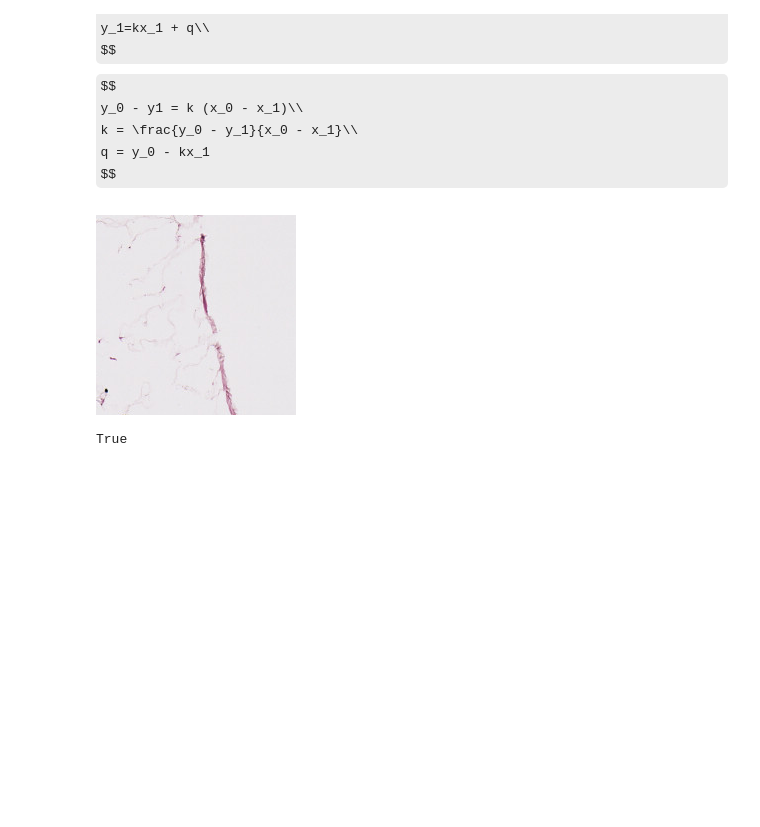
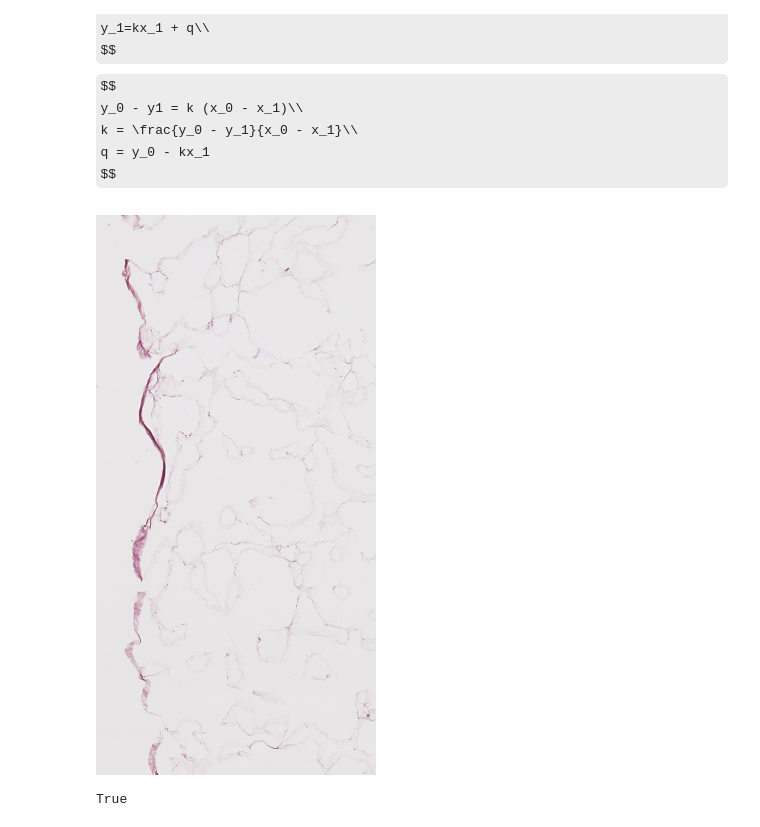
Before and after one commit to mjirik/scaffan, a Jupyter notebook: experiments/histogram_normalization_scaffan.ipynb, the cells around one changed output. Saved outputs shown, nothing was run; the diff lists cells and outputs as text; code cells hidden in the pictures; some formulas as TeX source; blank space fills up the shorter version.

```diff
--- a/experiments/histogram_normalization_scaffan.ipynb
+++ b/experiments/histogram_normalization_scaffan.ipynb
@@ -70,14 +73,16 @@ $$
 # %%
 # one lobulus
 kwargs_sample1 = dict(
-    location = (13000, 15000),
-    level = 2,
-    size = (200, 200),
+    location = (13910, 15000),
+    level = 1,
+#     size = (512, 512),
+#     size = (1024, 1024),
+    size = (512, 1024),
 )
 img0 = imsl.read_region(**kwargs_sample1)
 img0
 # %% [output]
-[figure, old version]
+[figure, new version]
 # %%
 img.dtype == np.uint8
 # %% [output]
```
Also changed, not shown: parts of 6 cells of this notebook, 5 other files.
